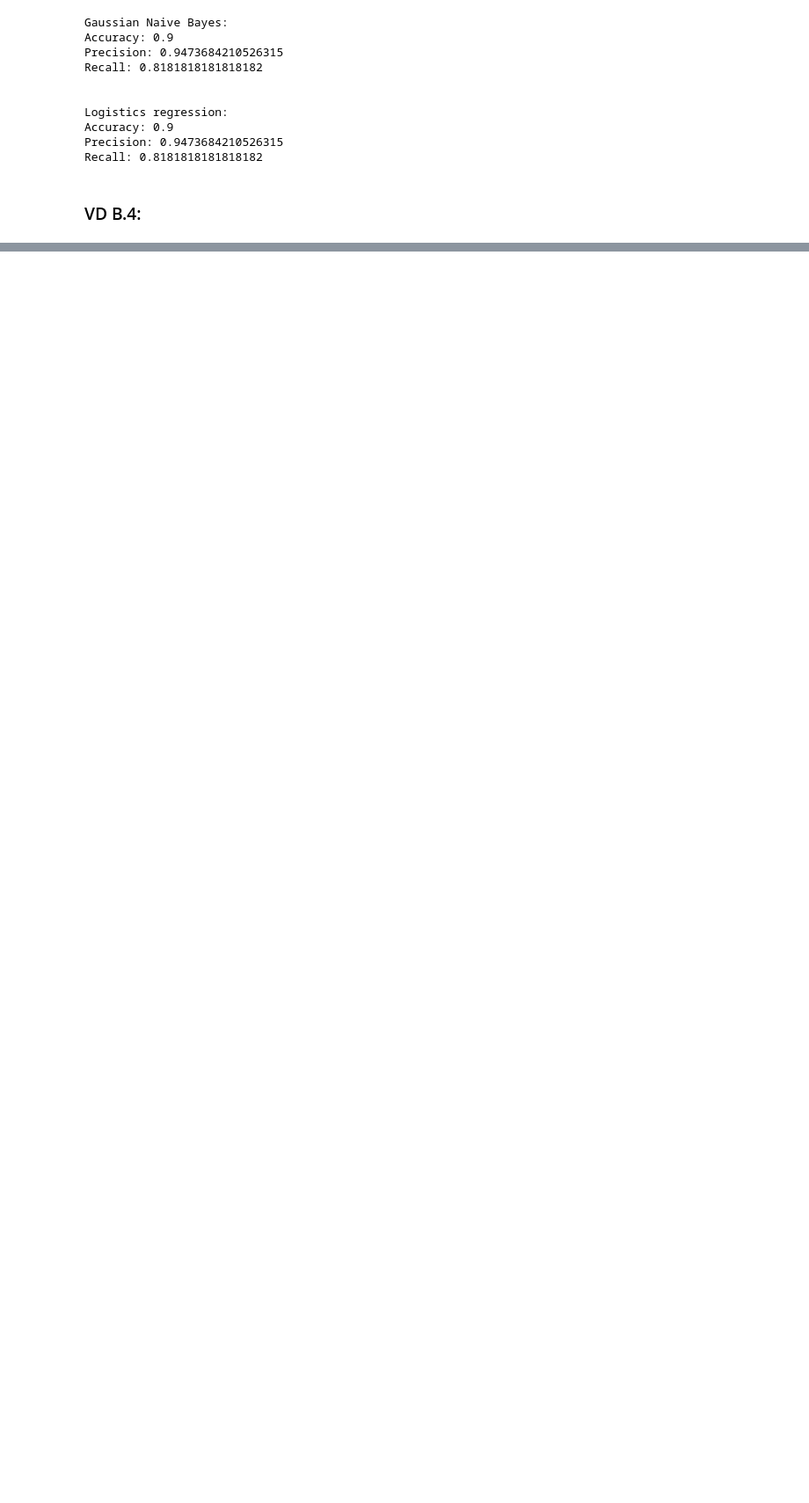
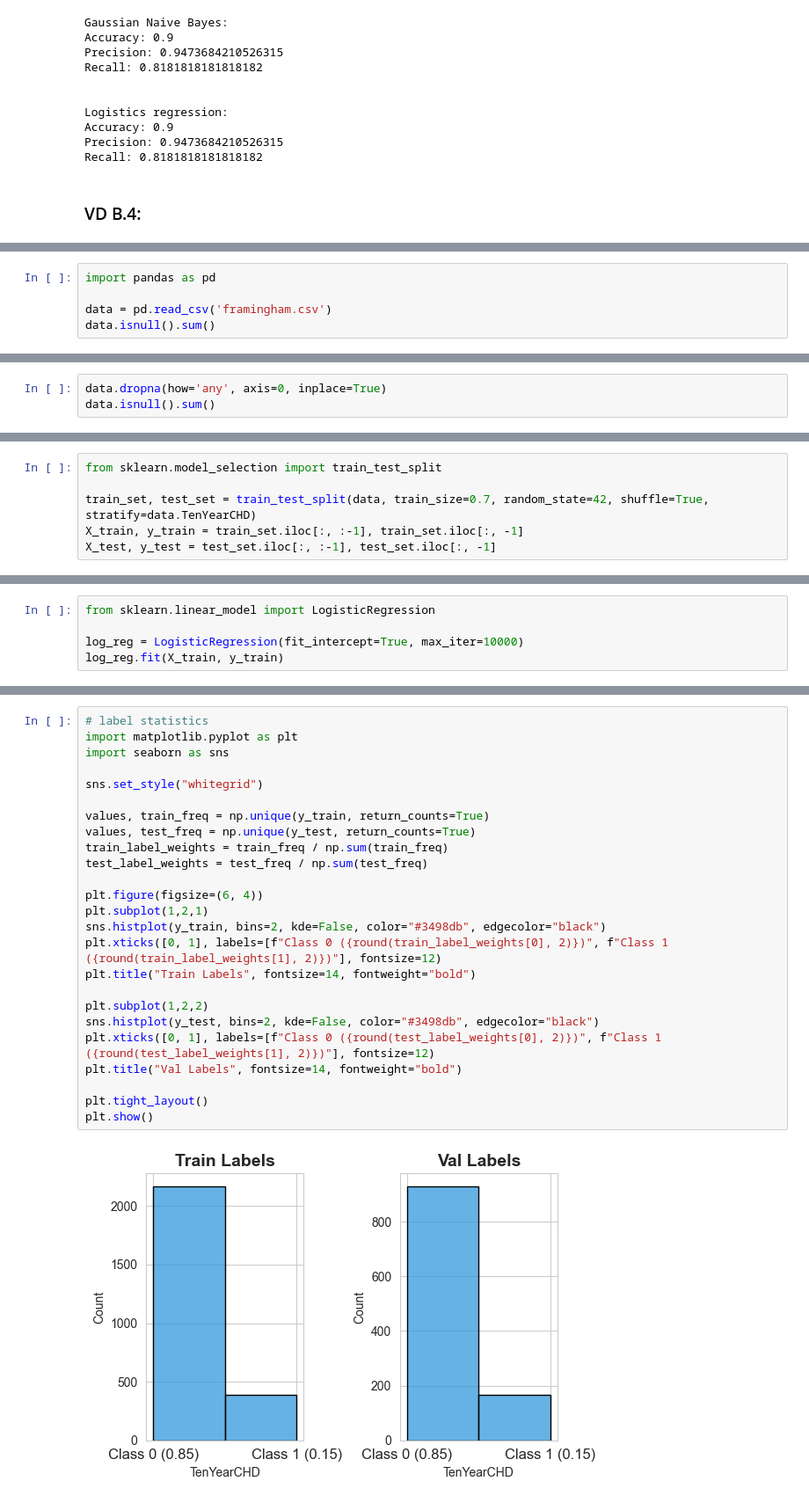
Before and after one commit to Kizza2014/machine_learning, a Jupyter notebook: Lab/lab3_logistics_regression/logistics_regression.ipynb, the cells around one changed output, grey strips where cells are left out. Shown at 88% size. Saved outputs shown, nothing was run; the diff lists cells and outputs as text; blank space fills up the shorter version.

```diff
--- a/Lab/lab3_logistics_regression/logistics_regression.ipynb
+++ b/Lab/lab3_logistics_regression/logistics_regression.ipynb
@@ -422,0 +476,5 @@ data
+# %%
+import pandas as pd
+
+data = pd.read_csv('framingham.csv')
+data.isnull().sum()
@@ -422,0 +499,3 @@ data
+# %%
+data.dropna(how='any', axis=0, inplace=True)
+data.isnull().sum()
@@ -422,0 +531,6 @@ data
+# %%
+from sklearn.model_selection import train_test_split
+
+train_set, test_set = train_test_split(data, train_size=0.7, random_state=42, shuffle=True, stratify=data.TenYearCHD)
+X_train, y_train = train_set.iloc[:, :-1], train_set.iloc[:, -1]
+X_test, y_test = test_set.iloc[:, :-1], test_set.iloc[:, -1]
@@ -422,0 +539,5 @@ data
+# %%
+from sklearn.linear_model import LogisticRegression
+
+log_reg = LogisticRegression(fit_intercept=True, max_iter=10000)
+log_reg.fit(X_train, y_train)
@@ -422,0 +559,27 @@ data
+# %%
+# label statistics
+import matplotlib.pyplot as plt
+import seaborn as sns
+
+sns.set_style("whitegrid")
+
+values, train_freq = np.unique(y_train, return_counts=True)
+values, test_freq = np.unique(y_test, return_counts=True)
+train_label_weights = train_freq / np.sum(train_freq)
+test_label_weights = test_freq / np.sum(test_freq)
+
+plt.figure(figsize=(6, 4))
+plt.subplot(1,2,1)
+sns.histplot(y_train, bins=2, kde=False, color="#3498db", edgecolor="black")
+plt.xticks([0, 1], labels=[f"Class 0 ({round(train_label_weights[0], 2)})", f"Class 1 ({round(train_label_weights[1], 2)})"], fontsize=12)
+plt.title("Train Labels", fontsize=14, fontweight="bold")
+
+plt.subplot(1,2,2)
+sns.histplot(y_test, bins=2, kde=False, color="#3498db", edgecolor="black")
+plt.xticks([0, 1], labels=[f"Class 0 ({round(test_label_weights[0], 2)})", f"Class 1 ({round(test_label_weights[1], 2)})"], fontsize=12)
+plt.title("Val Labels", fontsize=14, fontweight="bold")
+
+plt.tight_layout()
+plt.show()
+# %% [output]
+[figure, added]
```
Also changed, not shown: parts of 29 cells of this notebook, 1 other file.
